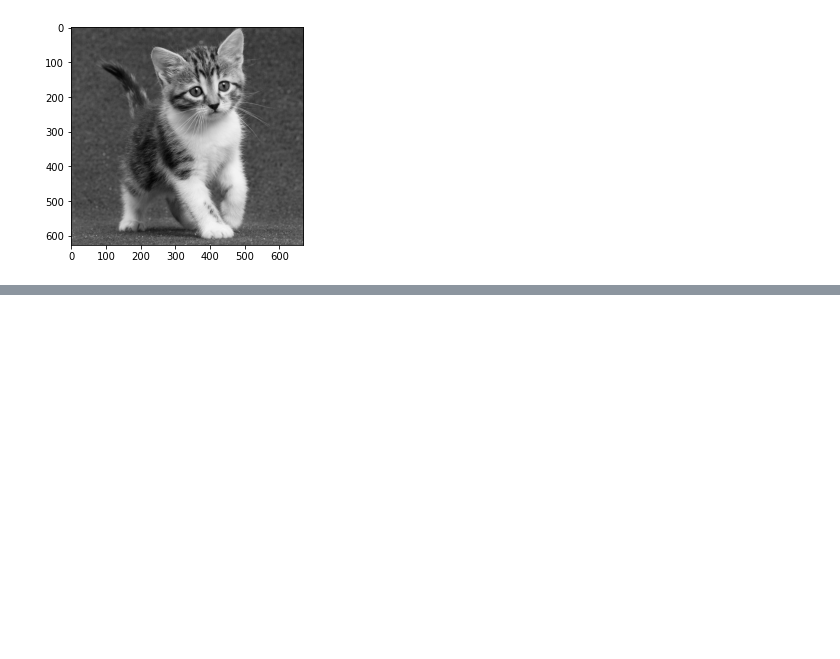
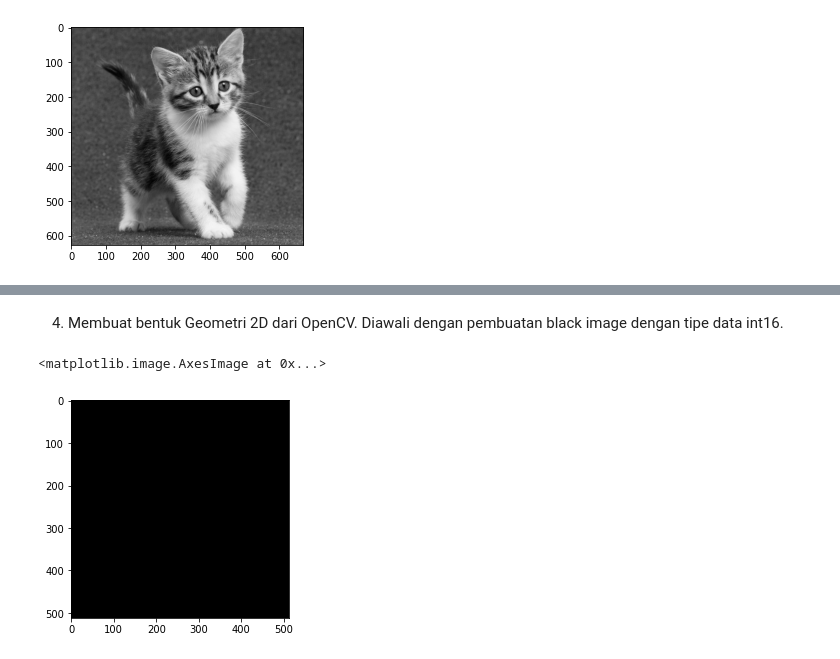
Before and after one commit to MuhammadDhiyaul/PCVK_Genap_2022, a Jupyter notebook: Week2.ipynb, the cells around one changed output, grey strips where cells are left out. Cells and saved outputs as stored; diff of their text form; code cells hidden in the pictures; blank space fills up the shorter version.

```diff
--- a/Week2.ipynb
+++ b/Week2.ipynb
@@ -67,0 +94,8 @@ plt.imshow(img_gray, cmap='gray')
+# %% [markdown]
+4. Membuat bentuk Geometri 2D dari OpenCV. Diawali dengan pembuatan black image dengan tipe data int16.
+# %%
+black_img = np.zeros(shape=(512,512,3),dtype=np.int16)
+plt.imshow(black_img)
+# %% [output]
+<matplotlib.image.AxesImage at 0x...>
+[figure, added]
```
Also changed, not shown: parts of 24 cells of this notebook.
